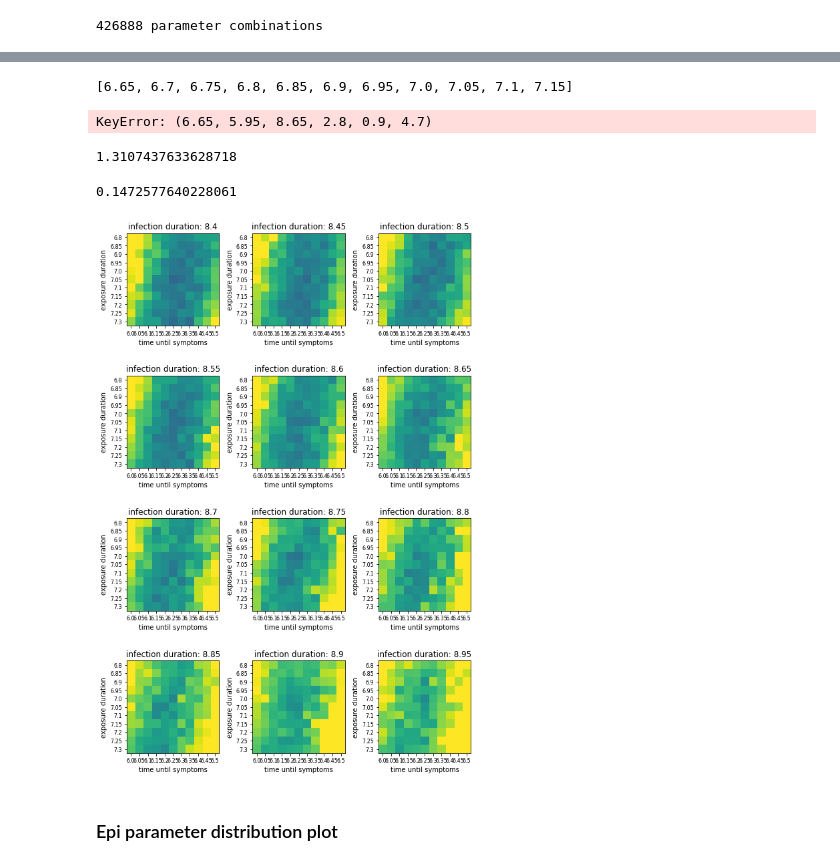
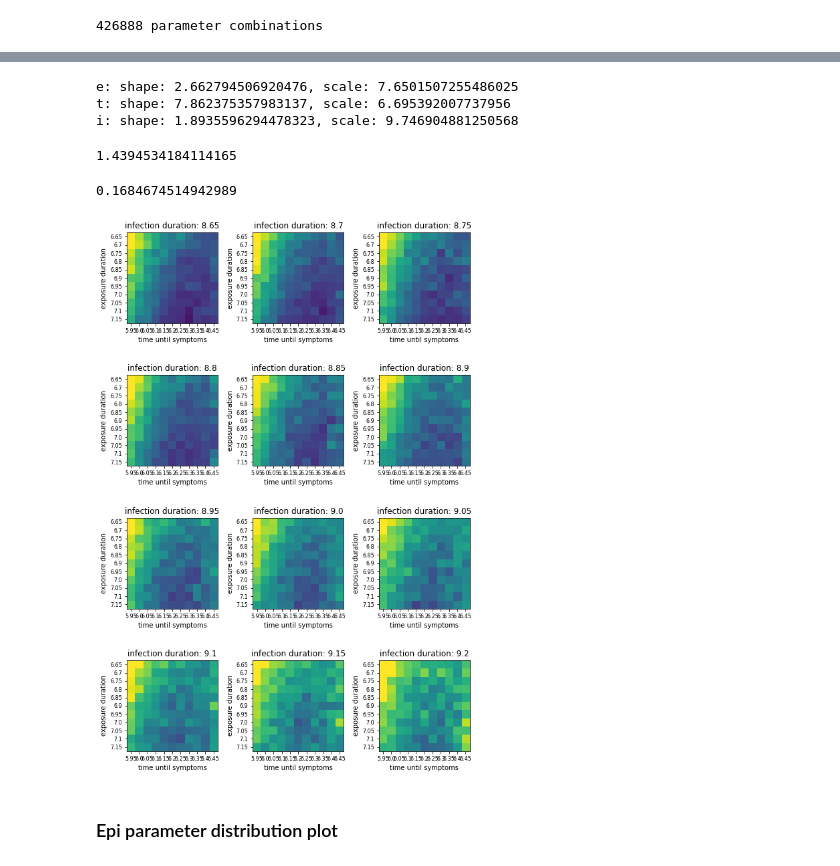
Before and after one commit to JanaLasser/uni_SEIRX, a Jupyter notebook: code/simulation/calibration_epidemiological_parameters.ipynb, the cells around one changed output, grey strips where cells are left out. Saved outputs shown, nothing was run; the diff lists cells and outputs as text; code cells hidden in the pictures.

```diff
--- a/code/simulation/calibration_epidemiological_parameters.ipynb
+++ b/code/simulation/calibration_epidemiological_parameters.ipynb
@@ -339,2 +338,0 @@ true i: [(10.924, 3.898464313034044)]
-# %%
-results_fine = results_fine.reset_index()
@@ -363,12 +339,23 @@ results_fine
-# %%
-exposure_durations
-# %% [output]
-[6.65, 6.7, 6.75, 6.8, 6.85, 6.9, 6.95, 7.0, 7.05, 7.1, 7.15]
+# %%
+for param_name, param, param_std in zip(["e", "t", "i"], \
+                [best_e_mean_fine, best_t_mean_fine, best_i_mean_fine],\
+                [best_e_std_fine, best_t_std_fine, best_i_std_fine]):
+    mu = param
+    var = param_std**2
+    shape = root_scalar(get_weibull_shape, args=(mu, var),
+                method='toms748', bracket=[0.2, 500]).root
+    scale = get_weibull_scale(mu, shape)
+
+    print(f"{param_name}: shape: {shape}, scale: {scale}")
+# %% [output]
+e: shape: 2.662794506920476, scale: 7.6501507255486025
+t: shape: 7.862375357983137, scale: 6.695392007737956
+i: shape: 1.8935596294478323, scale: 9.746904881250568
 # %%
 exposure_durations = [round(e, 2) for e in exposure_durations]
 times_until_symtoms = [round(t, 2) for t in times_until_symtoms]
 
-selected_infection_durations = infection_durations
+selected_infection_durations = [round(i, 2) for i in infection_durations]
 images = {i:np.zeros((len(exposure_durations), len(times_until_symtoms))) \
           for i in selected_infection_durations}
 
@@ -380,30 +367,28 @@ for infection_duration in selected_infection_durations:
             images[infection_duration][i, j] = \
                 results_fine.loc[e, t, infection_duration, best_e_std_fine, best_t_std_fine, best_i_std_fine]["diff"]
 results_fine = results_fine.reset_index()
-# %% [output]
-KeyError: (6.65, 5.95, 8.65, 2.8, 0.9, 4.7)
 # %%
 results_fine["diff"].max()
 # %% [output]
-1.3107437633628718
+1.4394534184114165
 # %%
 results_fine["diff"].min()
 # %% [output]
-0.1472577640228061
+0.1684674514942989
 # %%
 fig, axes = plt.subplots(4, 3, figsize=(8, 12))
 for ax, infection_duration in zip(axes.flatten(), selected_infection_durations):
-    ax.imshow(images[infection_duration], vmin=0.1, vmax=0.3)
+    ax.imshow(images[infection_duration], vmin=0.15, vmax=0.5)
     ax.set_yticks(range(len(exposure_durations)))
     ax.set_yticklabels(exposure_durations, fontsize=8)
     ax.set_xticks(range(len(times_until_symtoms)))
     ax.set_xticklabels(times_until_symtoms, fontsize=8)
     ax.set_xlabel("time until symptoms")
     ax.set_ylabel("exposure duration")
     ax.set_title(f"infection duration: {infection_duration}")
 fig.tight_layout()
 # %% [output]
-[figure, old version]
+[figure, new version]
 # %% [markdown]
 ### Epi parameter distribution plot
 # %%
```
Also changed, not shown: parts of 4 cells of this notebook.
